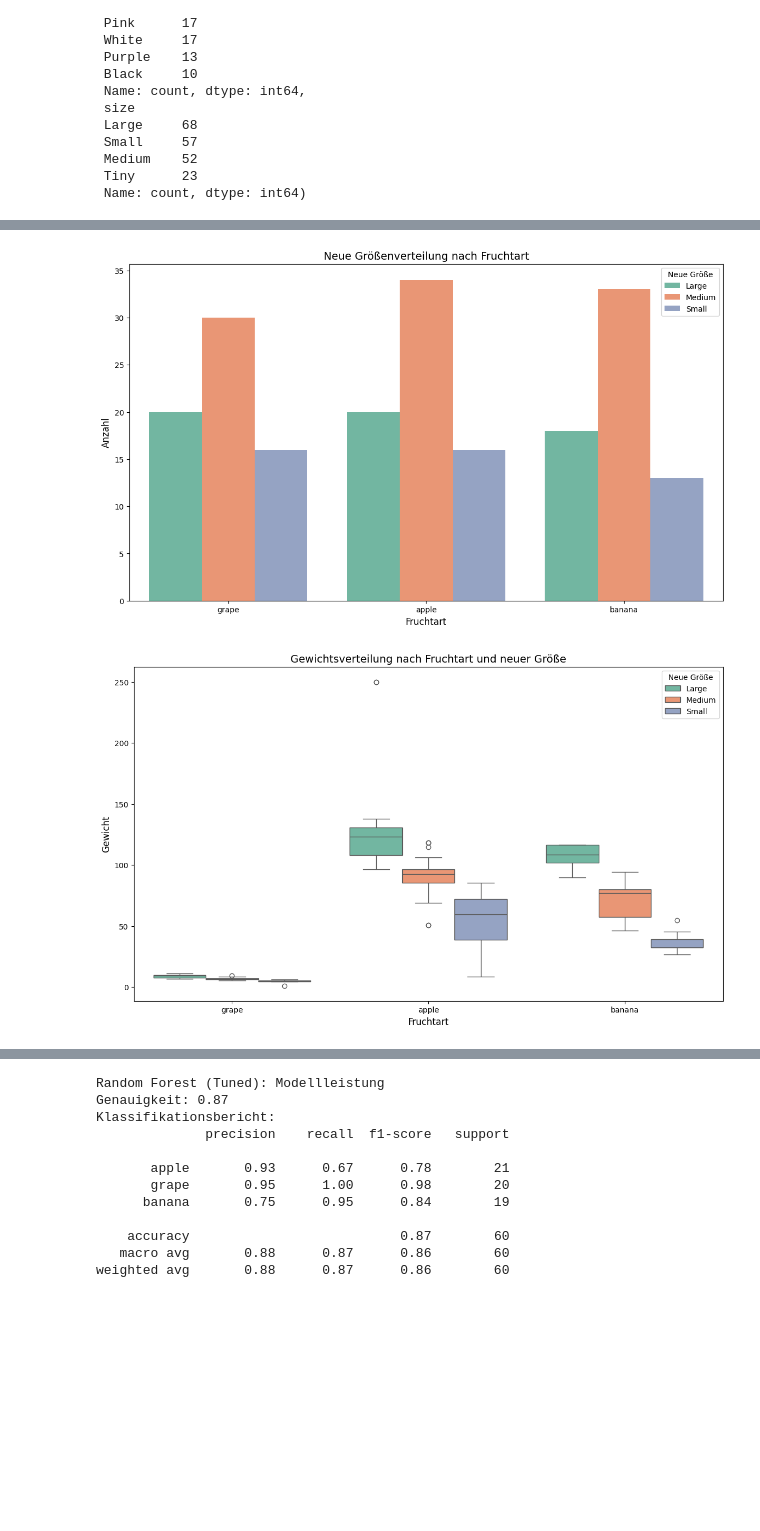
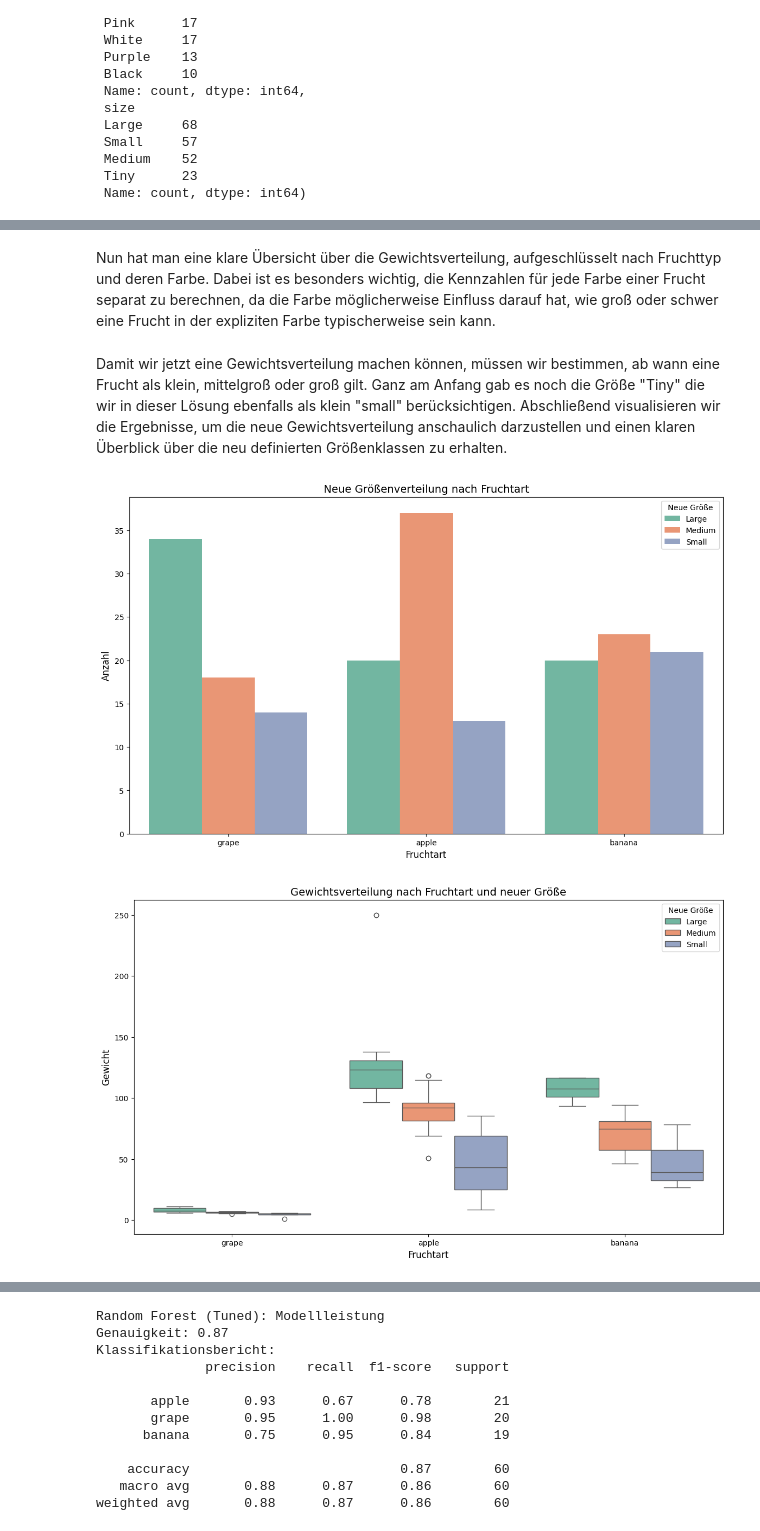
Before and after one commit to soma1034/PythonProject, a Jupyter notebook: scripts/fruits_relabeled_model.ipynb, the cells around one changed output, grey strips where cells are left out. Cells and saved outputs as stored; diff of their text form; code cells hidden in the pictures; blank space fills up the shorter version.

```diff
--- a/scripts/fruits_relabeled_model.ipynb
+++ b/scripts/fruits_relabeled_model.ipynb
@@ -165,5 +154,5 @@ Berechnung statistischer Kennzahlen für das Gewicht der Früchte, gruppiert nac
 # %%
-fruit_stats = fruit_data_cleaned.groupby(['fruit_type','color'])['weight'].agg(
+fruit_stats_old_label = fruit_data_cleaned.groupby(['fruit_type','color', 'size'])['weight'].agg(
 	mean='mean',
 	std='std',
 	count='count',
@@ -209,5 +189,11 @@ Berechnung der Statistiken für jede Kombination aus Fruchtart und Farbe, Zuweis
+# %% [markdown]
+Nun hat man eine klare Übersicht über die Gewichtsverteilung, aufgeschlüsselt nach Fruchttyp und deren Farbe. Dabei ist es besonders wichtig, die Kennzahlen für jede Farbe einer Frucht separat zu berechnen, da die Farbe möglicherweise Einfluss darauf hat, wie groß oder schwer eine Frucht in der expliziten Farbe typischerweise sein kann.
+# %% [markdown]
+
+
+Damit wir jetzt eine Gewichtsverteilung machen können, müssen wir bestimmen, ab wann eine Frucht als klein, mittelgroß oder groß gilt. Ganz am Anfang gab es noch die Größe "Tiny" die wir in dieser Lösung ebenfalls als klein "small" berücksichtigen. Abschließend visualisieren wir die Ergebnisse, um die neue Gewichtsverteilung anschaulich darzustellen und einen klaren Überblick über die neu definierten Größenklassen zu erhalten.
 # %%
-fruit_stats =fruit_stats.reset_index()
+fruit_stats =fruit_stats_old_label.reset_index()
 
 def assign_size_by_quantiles(row, stats):
     fruit_type = row['fruit_type']
@@ -218,32 +204,32 @@ def assign_size_by_quantiles(row, stats):
 
     if weight < stats_row['q25']:
         return 'Small'
     elif weight < stats_row['q75']:
         return 'Medium'
     else:
         return 'Large'
 
 fruit_data_cleaned['new_size'] = fruit_data_cleaned.apply(lambda row: assign_size_by_quantiles(row, fruit_stats), axis=1)
 
 plt.figure(figsize=(14, 8))
 sns.countplot(data=fruit_data_cleaned, x="fruit_type", hue="new_size", palette="Set2")
 plt.title("Neue Größenverteilung nach Fruchtart", fontsize=14)
 plt.xlabel("Fruchtart", fontsize=12)
 plt.ylabel("Anzahl", fontsize=12)
 plt.legend(title="Neue Größe", fontsize=10)
 plt.xticks(fontsize=10)
 plt.yticks(fontsize=10)
 plt.show()
 
 plt.figure(figsize=(14, 8))
 sns.boxplot(data=fruit_data_cleaned, x="fruit_type", y="weight", hue="new_size", palette="Set2")
 plt.title("Gewichtsverteilung nach Fruchtart und neuer Größe", fontsize=14)
 plt.xlabel("Fruchtart", fontsize=12)
 plt.ylabel("Gewicht", fontsize=12)
 plt.legend(title="Neue Größe", fontsize=10)
 plt.xticks(fontsize=10)
 plt.yticks(fontsize=10)
 plt.show()
 # %% [output]
-[figure, old version]
+[figure, new version]
-[figure, old version]
+[figure, new version]
```
Also changed, not shown: parts of 39 cells of this notebook.
